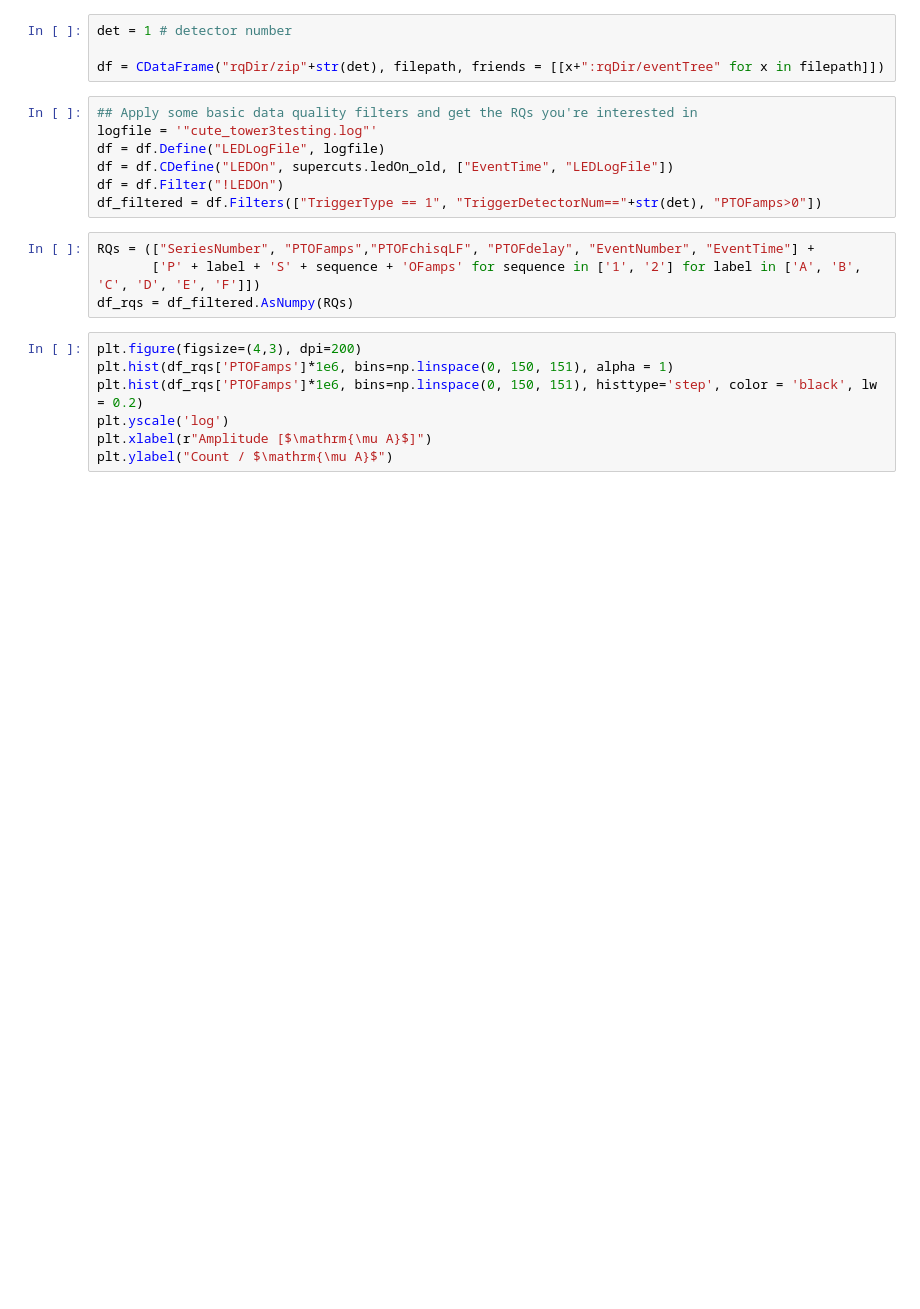
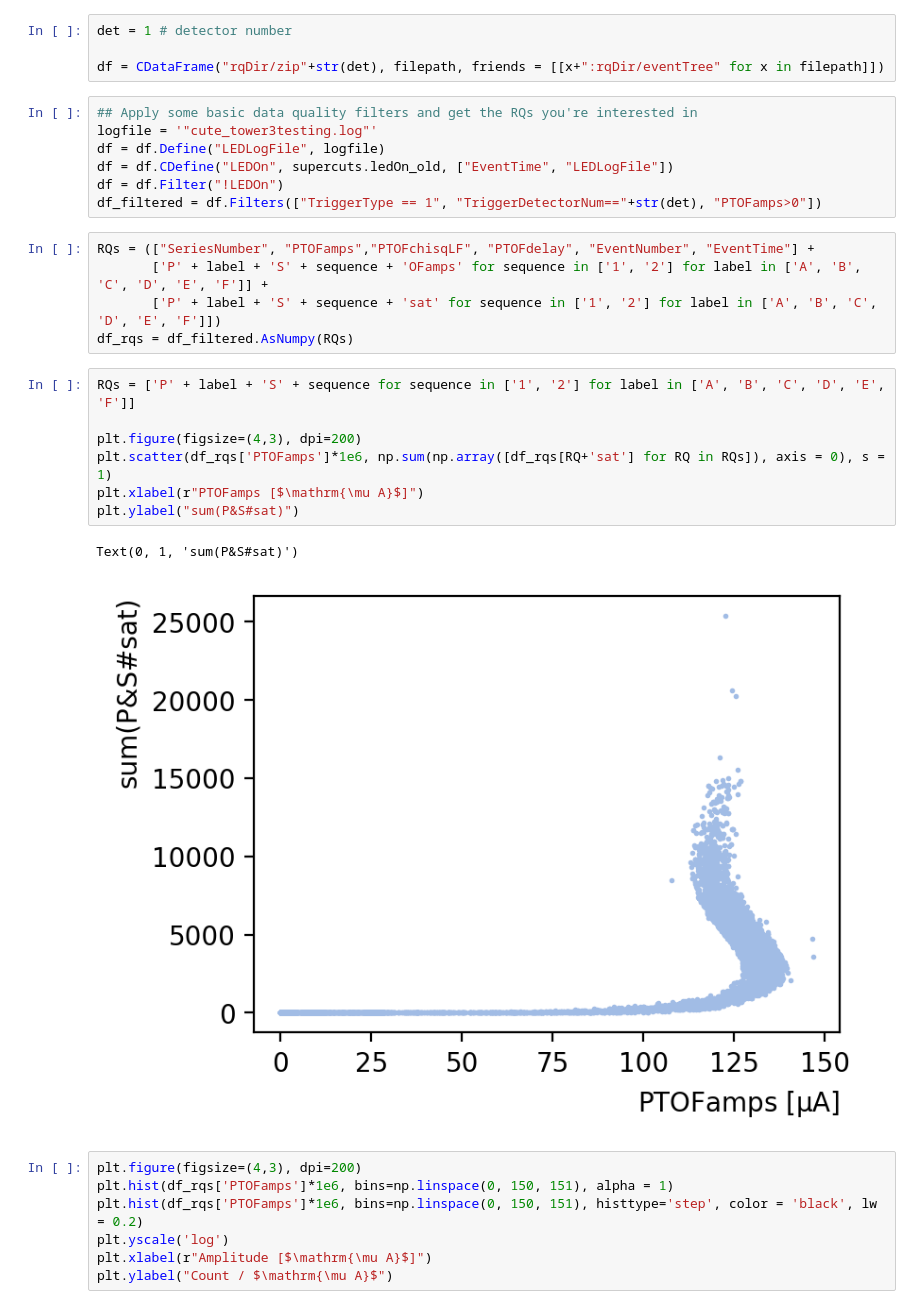
Before and after one commit to perry5334/CDMS, a Jupyter notebook: notebooks/CUTE/Ge71_Lines/Ge71_Activation_Lines_Data.ipynb, the cells around one changed output. Drawn from its saved outputs; the diff is of its cells as text; blank space fills up the shorter version.

```diff
--- a/notebooks/CUTE/Ge71_Lines/Ge71_Activation_Lines_Data.ipynb
+++ b/notebooks/CUTE/Ge71_Lines/Ge71_Activation_Lines_Data.ipynb
@@ -36,8 +36,19 @@ df = df.Filter("!LEDOn")
 df_filtered = df.Filters(["TriggerType == 1", "TriggerDetectorNum=="+str(det), "PTOFamps>0"])
 # %%
 RQs = (["SeriesNumber", "PTOFamps","PTOFchisqLF", "PTOFdelay", "EventNumber", "EventTime"] +
-       ['P' + label + 'S' + sequence + 'OFamps' for sequence in ['1', '2'] for label in ['A', 'B', 'C', 'D', 'E', 'F']])
+       ['P' + label + 'S' + sequence + 'OFamps' for sequence in ['1', '2'] for label in ['A', 'B', 'C', 'D', 'E', 'F']] +
+       ['P' + label + 'S' + sequence + 'sat' for sequence in ['1', '2'] for label in ['A', 'B', 'C', 'D', 'E', 'F']])
 df_rqs = df_filtered.AsNumpy(RQs)
+# %%
+RQs = ['P' + label + 'S' + sequence for sequence in ['1', '2'] for label in ['A', 'B', 'C', 'D', 'E', 'F']]
+
+plt.figure(figsize=(4,3), dpi=200)
+plt.scatter(df_rqs['PTOFamps']*1e6, np.sum(np.array([df_rqs[RQ+'sat'] for RQ in RQs]), axis = 0), s = 1)
+plt.xlabel(r"PTOFamps [$\mathrm{\mu A}$]")
+plt.ylabel("sum(P&S#sat)")
+# %% [output]
+Text(0, 1, 'sum(P&S#sat)')
+[figure, added]
 # %%
 plt.figure(figsize=(4,3), dpi=200)
 plt.hist(df_rqs['PTOFamps']*1e6, bins=np.linspace(0, 150, 151), alpha = 1)
```
Also changed, not shown: 7 other files.
